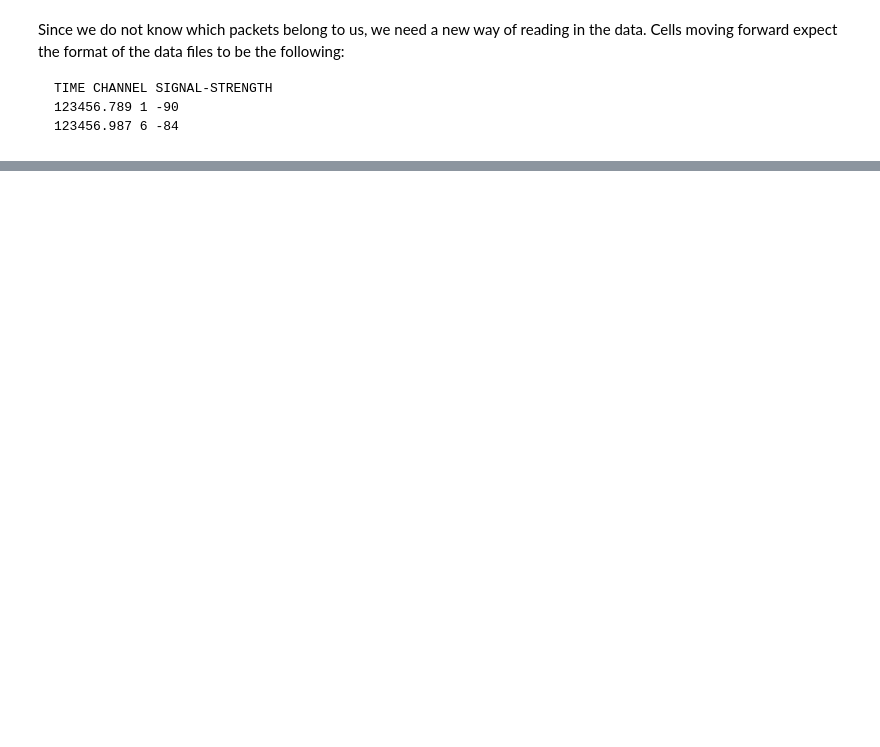
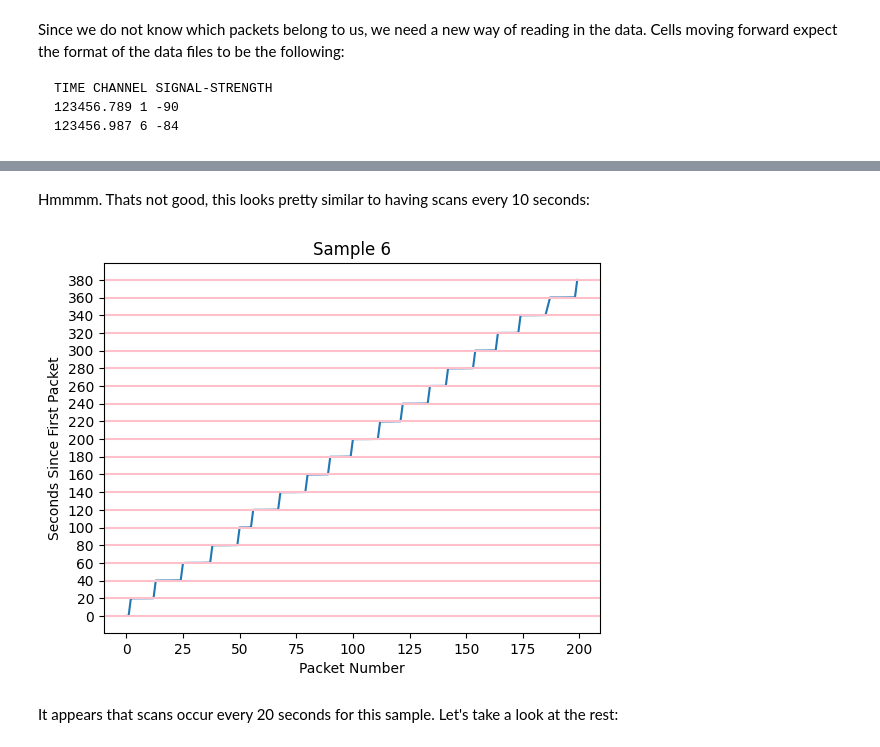
Before and after one commit to jdeinum/SDR, a Jupyter notebook: analysis/sdr.ipynb, the cells around one changed output, grey strips where cells are left out. Drawn from its saved outputs; the diff is of its cells as text; code cells hidden in the pictures; blank space fills up the shorter version.

```diff
--- a/analysis/sdr.ipynb
+++ b/analysis/sdr.ipynb
@@ -476,0 +514,20 @@ ValueError: invalid literal for int() with base 10: '11b'
+# %% [markdown]
+Hmmmm. Thats not good, this looks pretty similar to having scans every 10 seconds:
+# %%
+# plot the screen on dataset
+plt.plot(range(200), times[:200])
+labels = [i for i in range(381) if i % 20 == 0]
+for line in labels:
+    plt.axhline(y=line, color='pink', linestyle='-', label="160")
+
+
+
+plt.yticks(labels)
+plt.xlabel('Packet Number')
+plt.ylabel('Seconds Since First Packet')
+plt.title("Sample 6")
+plt.show()
+# %% [output]
+[figure, added]
+# %% [markdown]
+It appears that scans occur every 20 seconds for this sample. Let's take a look at the rest:
```
Also changed, not shown: parts of 12 cells of this notebook, 1 other file.
